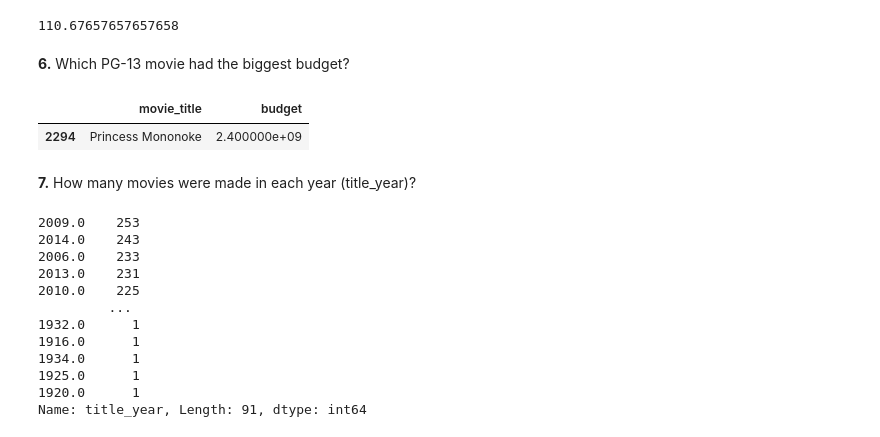
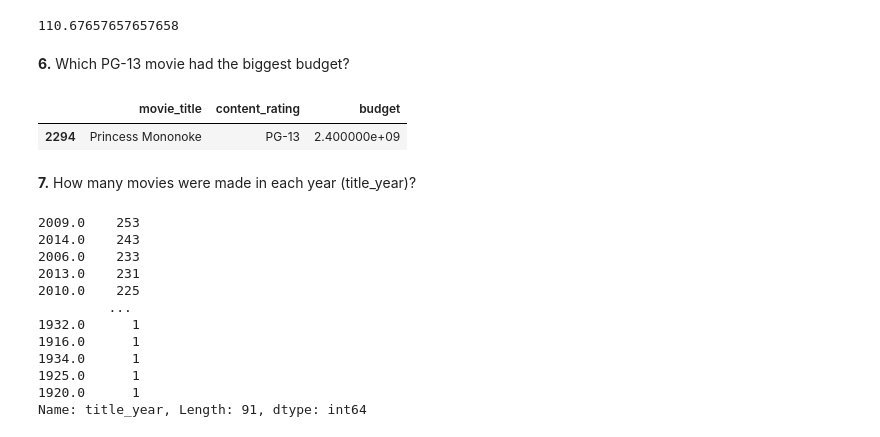
Before and after one commit to SheltonBlackwell/CIS277-FA22-Lab1, a Jupyter notebook: Lab1.ipynb, the cells around one changed output. Cells and saved outputs as stored; diff of their text form; code cells hidden in the pictures.

```diff
--- a/Lab1.ipynb
+++ b/Lab1.ipynb
@@ -83,10 +83,10 @@ movies_df[movies_df.genres.str.contains("Action")].duration.mean()
 # %%
 content = movies_df[movies_df.content_rating == "PG-13"].sort_values("budget", ascending=False)
 #content.movie_title.head(1)
-content[["movie_title","budget"]].head(1)
+content[["movie_title","content_rating","budget"]].head(1)
 # %% [output]
-|  | movie_title | budget |
-| 2294 | Princess Mononoke | 2.400000e+09 |
+|  | movie_title | content_rating | budget |
+| 2294 | Princess Mononoke | PG-13 | 2.400000e+09 |
 # %% [markdown]
 **7.** How many movies were made in each year (title_year)?
 # %%
```
Also changed, not shown: parts of 2 cells of this notebook.
